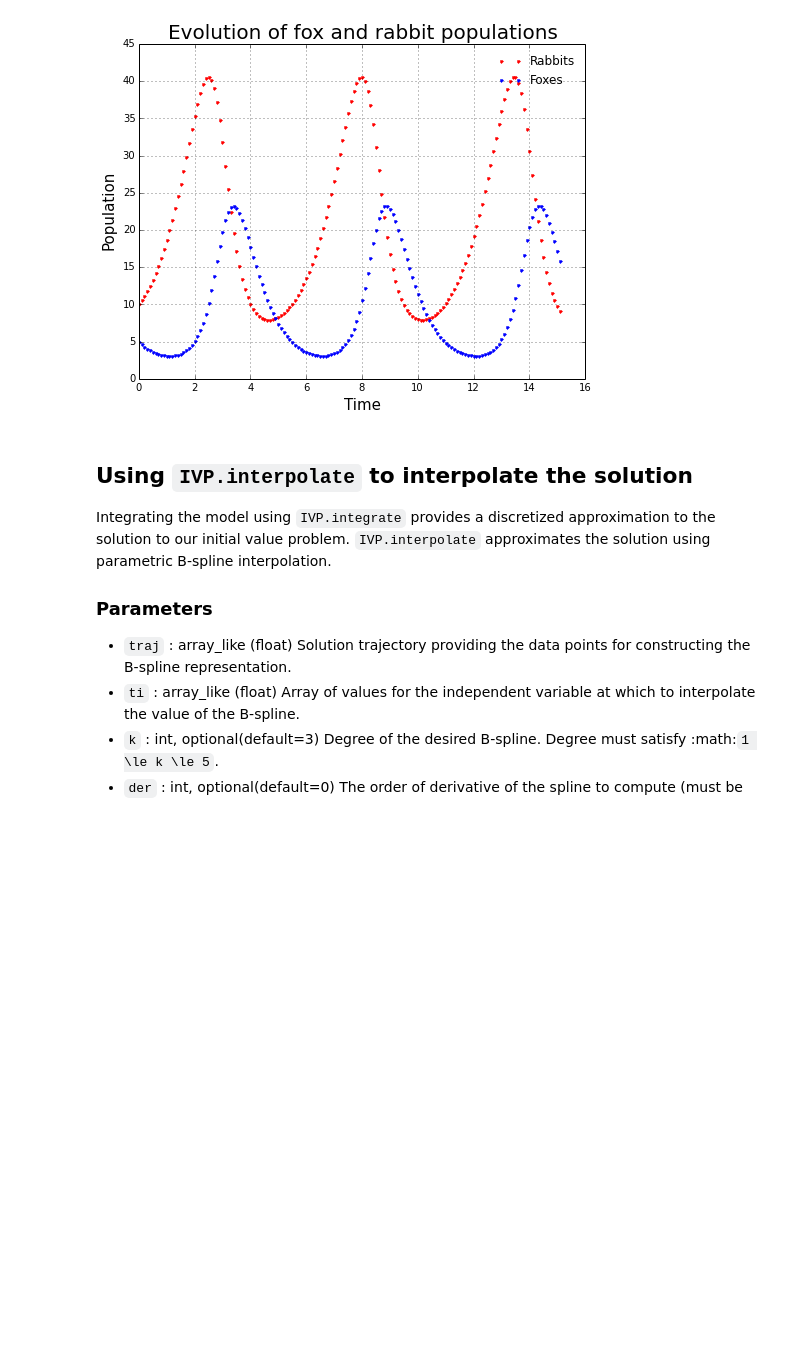
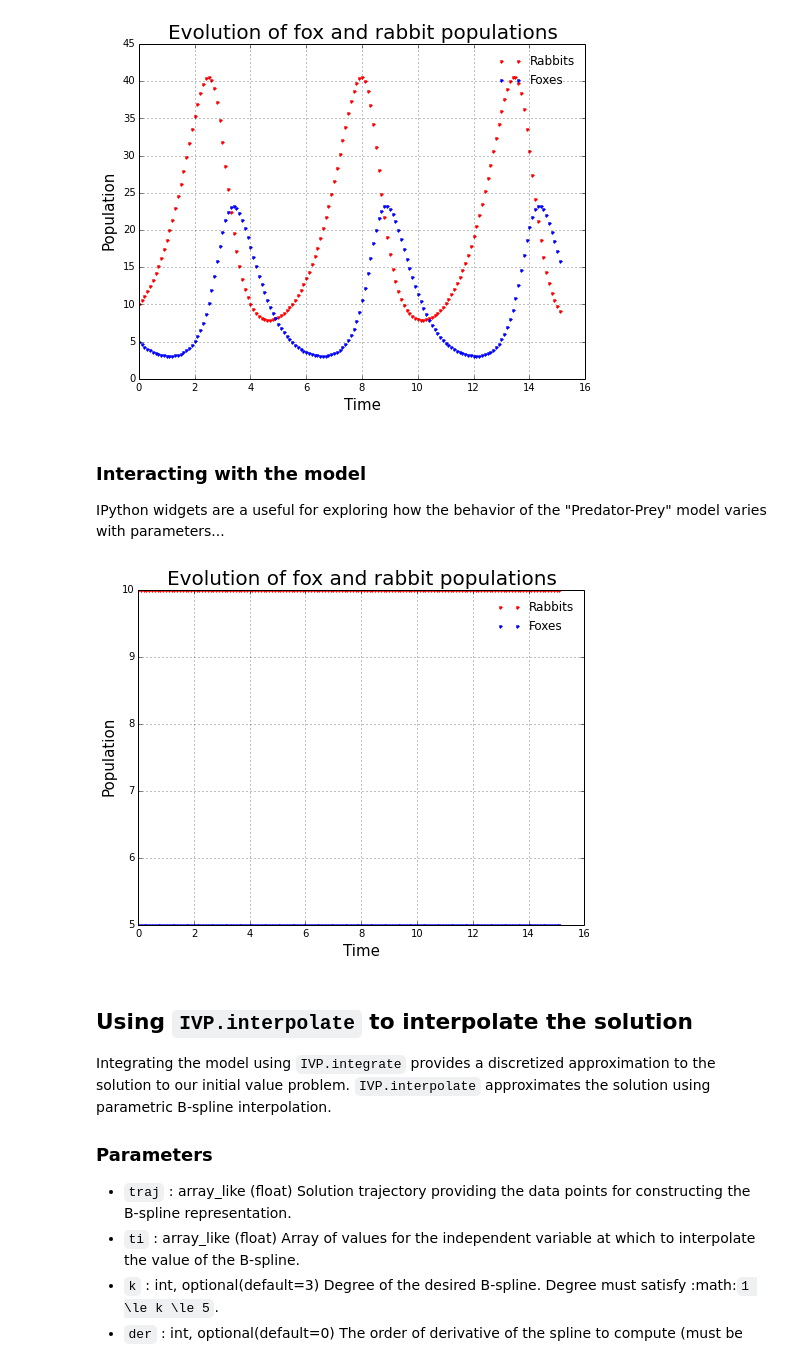
Before and after one commit to QuantEcon/QuantEcon.py, a Jupyter notebook: examples/Solving an Initial Value Problem (IVP).ipynb, the cells around one changed output. Drawn from its saved outputs; the diff is of its cells as text; code cells hidden in the pictures; blank space fills up the shorter version.

Commit message:
Added a couple of interactive widgets for fun!

```diff
--- a/examples/Solving an Initial Value Problem (IVP).ipynb
+++ b/examples/Solving an Initial Value Problem (IVP).ipynb
@@ -112,6 +114,36 @@ plt.title('Evolution of fox and rabbit populations', fontsize=20)
 plt.show()
 # %% [output]
 [figure]
+# %% [markdown]
+### Interacting with the model
+IPython widgets are a useful for exploring how the behavior of the "Predator-Prey" model varies with parameters...
+# %%
+@interact(a=(0.0, 5.0, 0.5), b=(0.0, 1.0, 0.01), c=(0.0, 5.0, 0.5), d=(0.0, 1.0, 0.1))
+def plot_lotka_volterra(a=2.5, b=0.5, c=2.5, d=0.5):
+    """Plots trajectories of the Lotka-Volterra system."""
+    # update the parameters and re-compute the solution
+    lotka_volterra_ivp.args = (a, b, c, d)
+    tmp_solution = lotka_volterra_ivp.integrate(t0, y0, h=1e-1, T=15, integrator='dopri5',
+                                                atol=1e-12, rtol=1e-9)
+    # extract the components of the solution
+    tmp_t = tmp_solution[:, 0]
+    tmp_rabbits = tmp_solution[:, 1]
+    tmp_foxes = tmp_solution[:, 2]
+
+    # create the plot!
+    fig = plt.figure(figsize=(8, 6))
+
+    plt.plot(tmp_t, tmp_rabbits, 'r.', label='Rabbits')
+    plt.plot(tmp_t, tmp_foxes  , 'b.', label='Foxes')
+
+    plt.xlabel('Time', fontsize=15)
+    plt.ylabel('Population', fontsize=15)
+    plt.title('Evolution of fox and rabbit populations', fontsize=20)
+
+    plt.legend(loc='best', frameon=False)
+    plt.grid()
+# %% [output]
+[figure, added]
 # %% [markdown]
 ## Using `IVP.interpolate` to interpolate the solution
 
```
Also changed, not shown: parts of 9 cells of this notebook.
